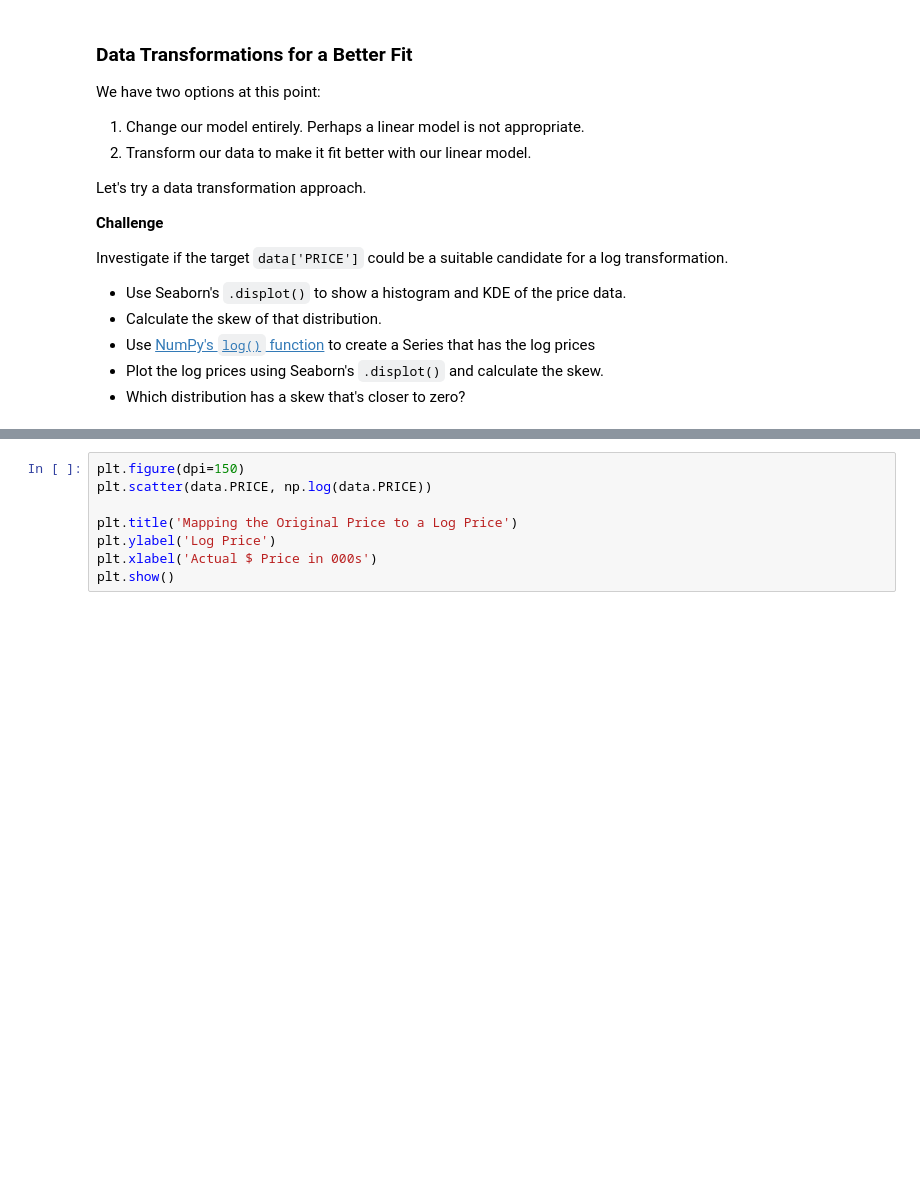
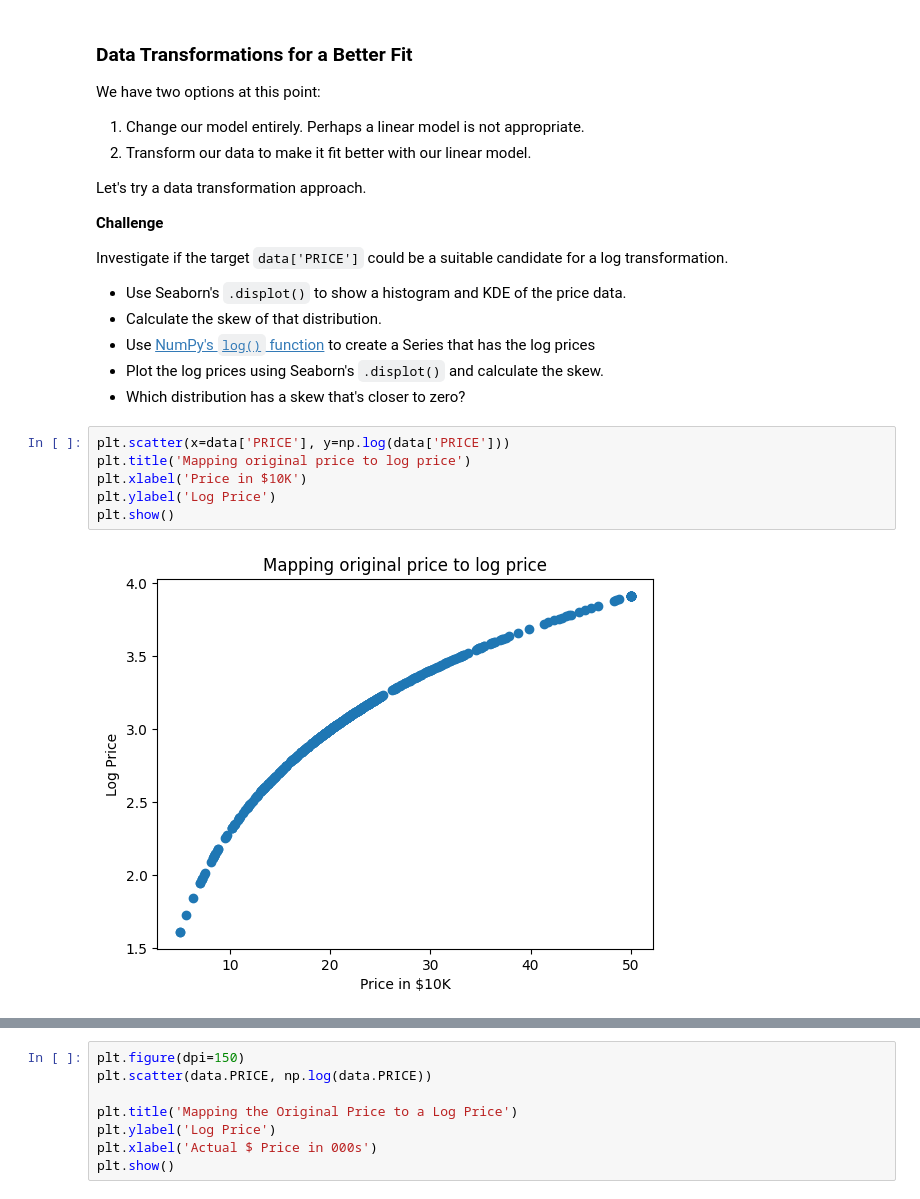
Before and after one commit to Xor01/Houses-Valuation-model, a Jupyter notebook: Multivariable_Regression_and_Valuation_Model.ipynb, the cells around one changed output, grey strips where cells are left out. Saved outputs shown, nothing was run; the diff lists cells and outputs as text; blank space fills up the shorter version.

Commit message:
Mapping original price to log price

```diff
--- a/Multivariable_Regression_and_Valuation_Model.ipynb
+++ b/Multivariable_Regression_and_Valuation_Model.ipynb
@@ -482,6 +482,14 @@ Investigate if the target `data['PRICE']` could be a suitable candidate for a lo
 * Use [NumPy's `log()` function](https://numpy.org/doc/stable/reference/generated/numpy.log.html) to create a Series that has the log prices
 * Plot the log prices using Seaborn's `.displot()` and calculate the skew.
 * Which distribution has a skew that's closer to zero?
+# %%
+plt.scatter(x=data['PRICE'], y=np.log(data['PRICE']))
+plt.title('Mapping original price to log price')
+plt.xlabel('Price in $10K')
+plt.ylabel('Log Price')
+plt.show()
+# %% [output]
+[figure, added]
 # %% [markdown]
 #### How does the log transformation work?
 
```
